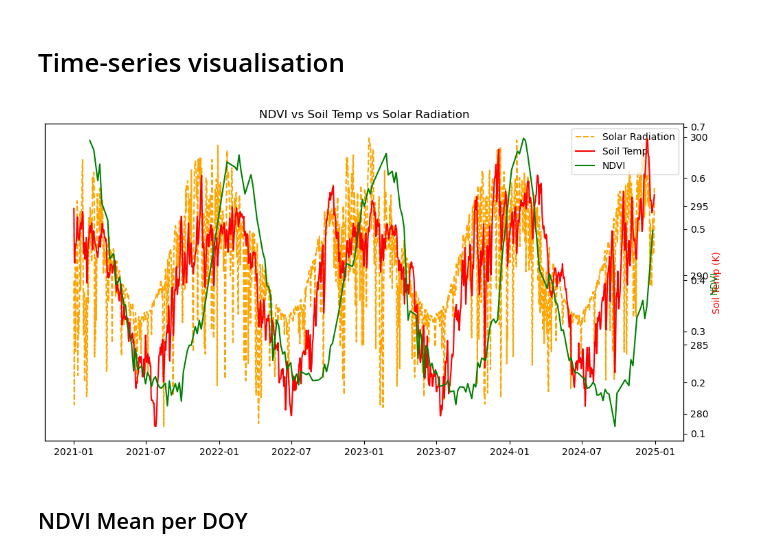
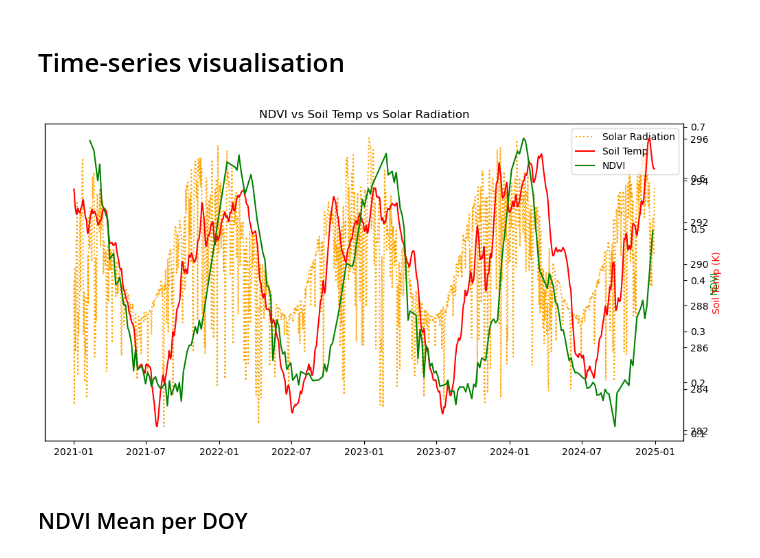
Before and after one commit to asembreek/fieldlens, a Jupyter notebook: src/Time Series Visualisation.ipynb, the cells around one changed output. Cells and saved outputs as stored; diff of their text form; code cells hidden in the pictures.

```diff
--- a/src/Time Series Visualisation.ipynb
+++ b/src/Time Series Visualisation.ipynb
@@ -305,28 +118,24 @@ lagged_master.head()
 # %%
 fig, ax1 = plt.subplots(figsize=(12, 6))
 
-ax1.plot(non_spectral_df["Timestamp"], non_spectral_df["surface_solar_radiation_downwards_sum"], color="orange", linestyle="--", label="Solar Radiation")
+ax1.plot(non_spectral_df["Timestamp"], non_spectral_df["surface_solar_radiation_downwards_sum"], color="orange", linestyle=":", label="Solar Radiation")
 ax1.get_yaxis().set_visible(False)
 
 ax2 = ax1.twinx()
-ax2.plot(non_spectral_df["Timestamp"], non_spectral_df["soil_temperature_level_2"], color="red", label="Soil Temp")
+ax2.plot(non_spectral_df["Timestamp"], non_spectral_df["soil_temperature_level_3"], color="red", label="Soil Temp")
 ax2.set_ylabel("Soil Temp (K)", color="red")
 
 ax3 = ax1.twinx()
 ax3.plot(grouped_spectral_df["Timestamp"], grouped_spectral_df["NDVI_mean"], color="green", label="NDVI")
 ax3.set_ylabel("NDVI", color="green")
 
-# Optional third variable as a dotted line
-
-
-# Combine legends
 lines = ax1.get_lines() + ax2.get_lines() + ax3.get_lines()
 labels = [line.get_label() for line in lines]
 ax1.legend(lines, labels, loc="upper right")
 plt.title("NDVI vs Soil Temp vs Solar Radiation")
 plt.show()
 # %% [output]
-[figure, old version]
+[figure, new version]
 # %% [markdown]
 ## NDVI Mean per DOY
 # %%
```
Also changed, not shown: parts of 54 cells of this notebook, 2 other files.
